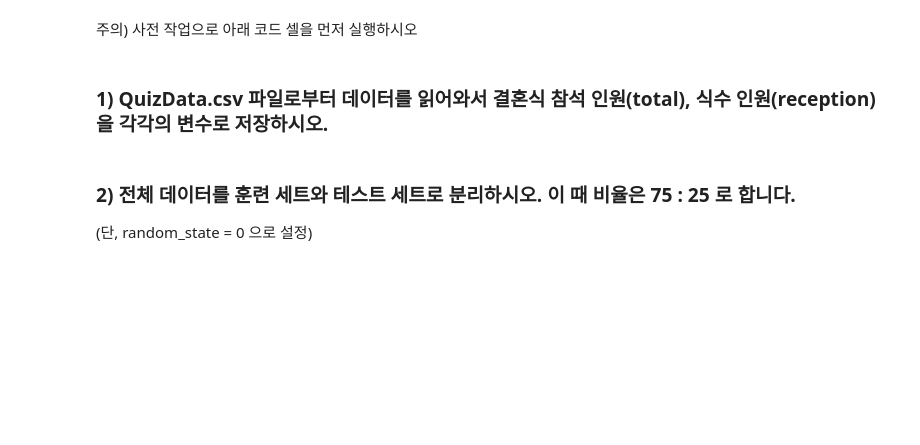
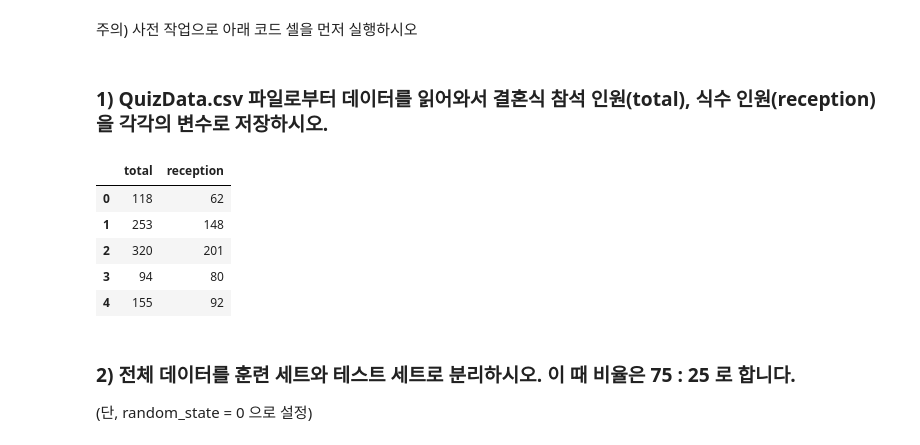
Before and after one commit to haribo09876/MachineLearning, a Jupyter notebook: ScikitLearn/07. Quiz.ipynb, the cells around one changed output. Cells and saved outputs as stored; diff of their text form; code cells hidden in the pictures; blank space fills up the shorter version.

```diff
--- a/ScikitLearn/07. Quiz.ipynb
+++ b/ScikitLearn/07. Quiz.ipynb
@@ -10,3 +10,13 @@ import matplotlib.pyplot as plt
 import pandas as pd
 # %% [markdown]
 ### 1) QuizData.csv 파일로부터 데이터를 읽어와서 결혼식 참석 인원(total), 식수 인원(reception)을 각각의 변수로 저장하시오.
+# %%
+dataset = pd.read_csv('QuizData.csv')
+dataset[:5]
+# %% [output]
+|  | total | reception |
+| 0 | 118 | 62 |
+| 1 | 253 | 148 |
+| 2 | 320 | 201 |
+| 3 | 94 | 80 |
+| 4 | 155 | 92 |
```
Also changed, not shown: parts of 8 cells of this notebook.
